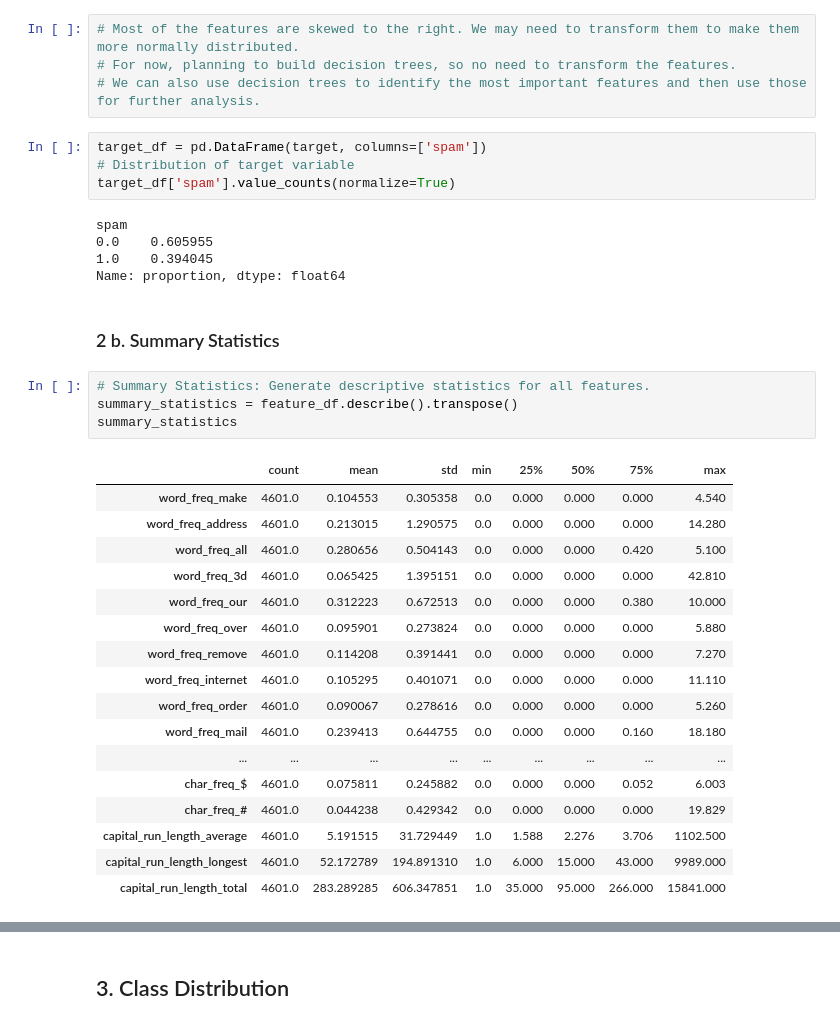
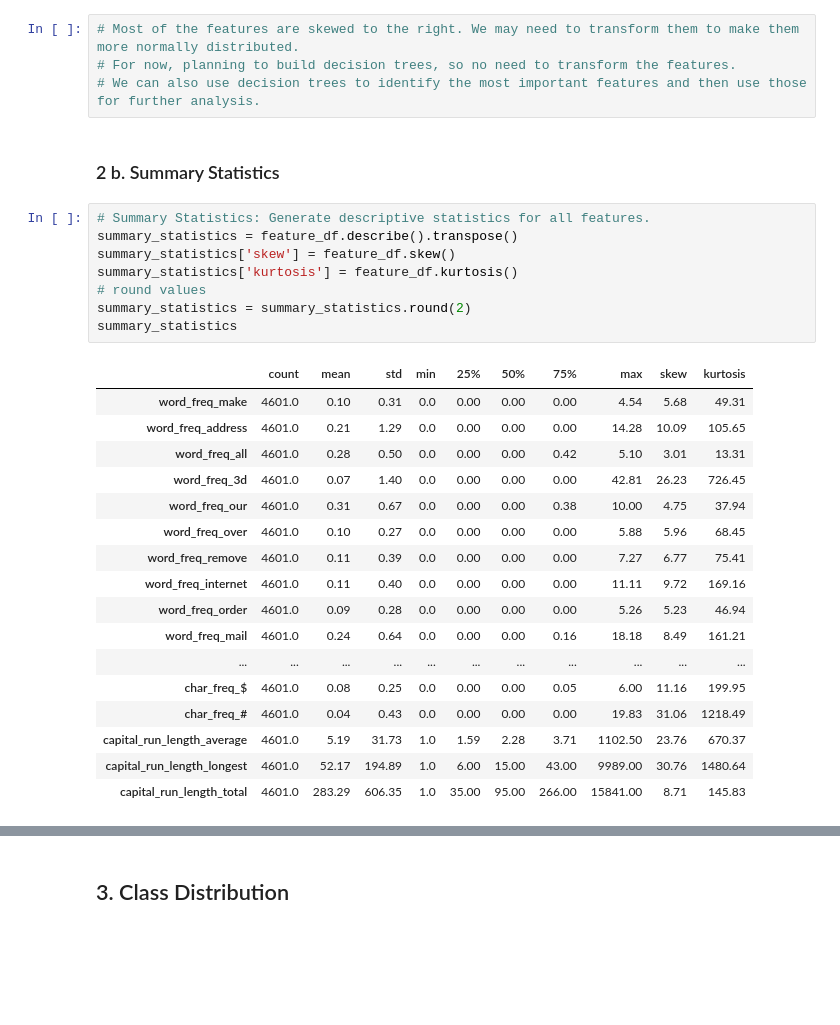
Before and after one commit to iajaykarthick/Email-Spam-Classification, a Jupyter notebook: notebooks/01_EDA.ipynb, the cells around one changed output, grey strips where cells are left out. Drawn from its saved outputs; the diff is of its cells as text; blank space fills up the shorter version.

```diff
--- a/notebooks/01_EDA.ipynb
+++ b/notebooks/01_EDA.ipynb
@@ -100,36 +95,31 @@ plot_histograms(feature_df)  # Plot histograms of all features
 # Most of the features are skewed to the right. We may need to transform them to make them more normally distributed.
 # For now, planning to build decision trees, so no need to transform the features.
 # We can also use decision trees to identify the most important features and then use those for further analysis.
-# %%
-target_df = pd.DataFrame(target, columns=['spam'])
-# Distribution of target variable
-target_df['spam'].value_counts(normalize=True)
-# %% [output]
-spam
-0.0    0.605955
-1.0    0.394045
-Name: proportion, dtype: float64
 # %% [markdown]
 ### 2 b. Summary Statistics
 # %%
 # Summary Statistics: Generate descriptive statistics for all features.
 summary_statistics = feature_df.describe().transpose()
+summary_statistics['skew'] = feature_df.skew()
+summary_statistics['kurtosis'] = feature_df.kurtosis()
+# round values
+summary_statistics = summary_statistics.round(2)
 summary_statistics
 # %% [output]
-|  | count | mean | std | min | 25% | 50% | 75% | max |
-| word_freq_make | 4601.0 | 0.104553 | 0.305358 | 0.0 | 0.000 | 0.000 | 0.000 | 4.540 |
-| word_freq_address | 4601.0 | 0.213015 | 1.290575 | 0.0 | 0.000 | 0.000 | 0.000 | 14.280 |
-| word_freq_all | 4601.0 | 0.280656 | 0.504143 | 0.0 | 0.000 | 0.000 | 0.420 | 5.100 |
-| word_freq_3d | 4601.0 | 0.065425 | 1.395151 | 0.0 | 0.000 | 0.000 | 0.000 | 42.810 |
-| word_freq_our | 4601.0 | 0.312223 | 0.672513 | 0.0 | 0.000 | 0.000 | 0.380 | 10.000 |
-| word_freq_over | 4601.0 | 0.095901 | 0.273824 | 0.0 | 0.000 | 0.000 | 0.000 | 5.880 |
-| word_freq_remove | 4601.0 | 0.114208 | 0.391441 | 0.0 | 0.000 | 0.000 | 0.000 | 7.270 |
-| word_freq_internet | 4601.0 | 0.105295 | 0.401071 | 0.0 | 0.000 | 0.000 | 0.000 | 11.110 |
-| word_freq_order | 4601.0 | 0.090067 | 0.278616 | 0.0 | 0.000 | 0.000 | 0.000 | 5.260 |
-| word_freq_mail | 4601.0 | 0.239413 | 0.644755 | 0.0 | 0.000 | 0.000 | 0.160 | 18.180 |
-| ... | ... | ... | ... | ... | ... | ... | ... | ... |
-| char_freq_$ | 4601.0 | 0.075811 | 0.245882 | 0.0 | 0.000 | 0.000 | 0.052 | 6.003 |
-| char_freq_# | 4601.0 | 0.044238 | 0.429342 | 0.0 | 0.000 | 0.000 | 0.000 | 19.829 |
-| capital_run_length_average | 4601.0 | 5.191515 | 31.729449 | 1.0 | 1.588 | 2.276 | 3.706 | 1102.500 |
-| capital_run_length_longest | 4601.0 | 52.172789 | 194.891310 | 1.0 | 6.000 | 15.000 | 43.000 | 9989.000 |
-| capital_run_length_total | 4601.0 | 283.289285 | 606.347851 | 1.0 | 35.000 | 95.000 | 266.000 | 15841.000 |
+|  | count | mean | std | min | 25% | 50% | 75% | max | skew | kurtosis |
+| word_freq_make | 4601.0 | 0.10 | 0.31 | 0.0 | 0.00 | 0.00 | 0.00 | 4.54 | 5.68 | 49.31 |
+| word_freq_address | 4601.0 | 0.21 | 1.29 | 0.0 | 0.00 | 0.00 | 0.00 | 14.28 | 10.09 | 105.65 |
+| word_freq_all | 4601.0 | 0.28 | 0.50 | 0.0 | 0.00 | 0.00 | 0.42 | 5.10 | 3.01 | 13.31 |
+| word_freq_3d | 4601.0 | 0.07 | 1.40 | 0.0 | 0.00 | 0.00 | 0.00 | 42.81 | 26.23 | 726.45 |
+| word_freq_our | 4601.0 | 0.31 | 0.67 | 0.0 | 0.00 | 0.00 | 0.38 | 10.00 | 4.75 | 37.94 |
+| word_freq_over | 4601.0 | 0.10 | 0.27 | 0.0 | 0.00 | 0.00 | 0.00 | 5.88 | 5.96 | 68.45 |
+| word_freq_remove | 4601.0 | 0.11 | 0.39 | 0.0 | 0.00 | 0.00 | 0.00 | 7.27 | 6.77 | 75.41 |
+| word_freq_internet | 4601.0 | 0.11 | 0.40 | 0.0 | 0.00 | 0.00 | 0.00 | 11.11 | 9.72 | 169.16 |
+| word_freq_order | 4601.0 | 0.09 | 0.28 | 0.0 | 0.00 | 0.00 | 0.00 | 5.26 | 5.23 | 46.94 |
+| word_freq_mail | 4601.0 | 0.24 | 0.64 | 0.0 | 0.00 | 0.00 | 0.16 | 18.18 | 8.49 | 161.21 |
+| ... | ... | ... | ... | ... | ... | ... | ... | ... | ... | ... |
+| char_freq_$ | 4601.0 | 0.08 | 0.25 | 0.0 | 0.00 | 0.00 | 0.05 | 6.00 | 11.16 | 199.95 |
+| char_freq_# | 4601.0 | 0.04 | 0.43 | 0.0 | 0.00 | 0.00 | 0.00 | 19.83 | 31.06 | 1218.49 |
+| capital_run_length_average | 4601.0 | 5.19 | 31.73 | 1.0 | 1.59 | 2.28 | 3.71 | 1102.50 | 23.76 | 670.37 |
+| capital_run_length_longest | 4601.0 | 52.17 | 194.89 | 1.0 | 6.00 | 15.00 | 43.00 | 9989.00 | 30.76 | 1480.64 |
+| capital_run_length_total | 4601.0 | 283.29 | 606.35 | 1.0 | 35.00 | 95.00 | 266.00 | 15841.00 | 8.71 | 145.83 |
```
Also changed, not shown: parts of 40 cells of this notebook.
